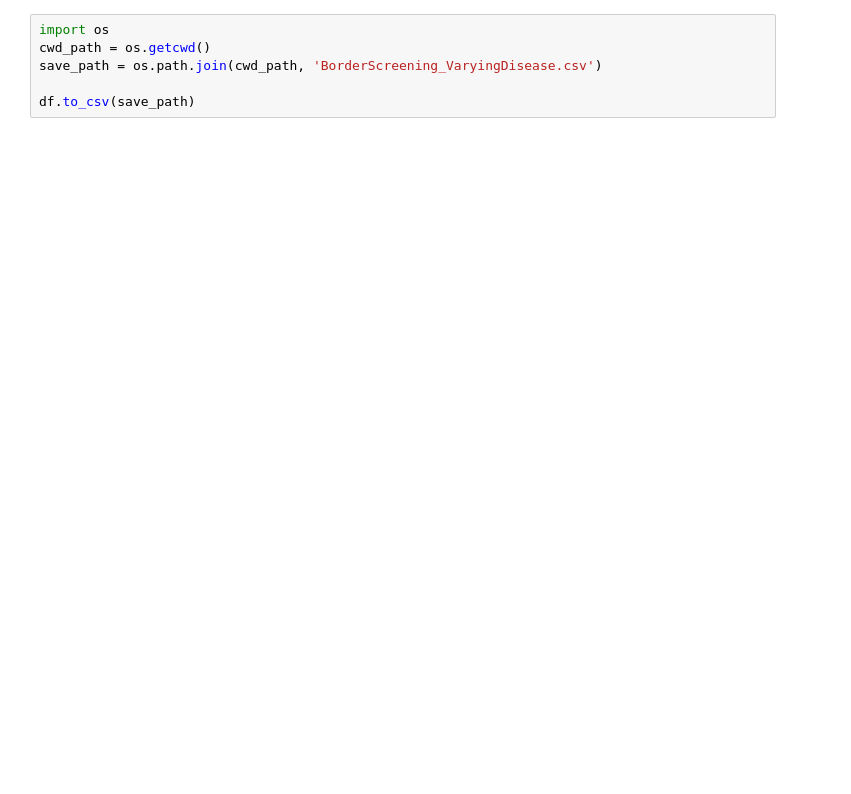
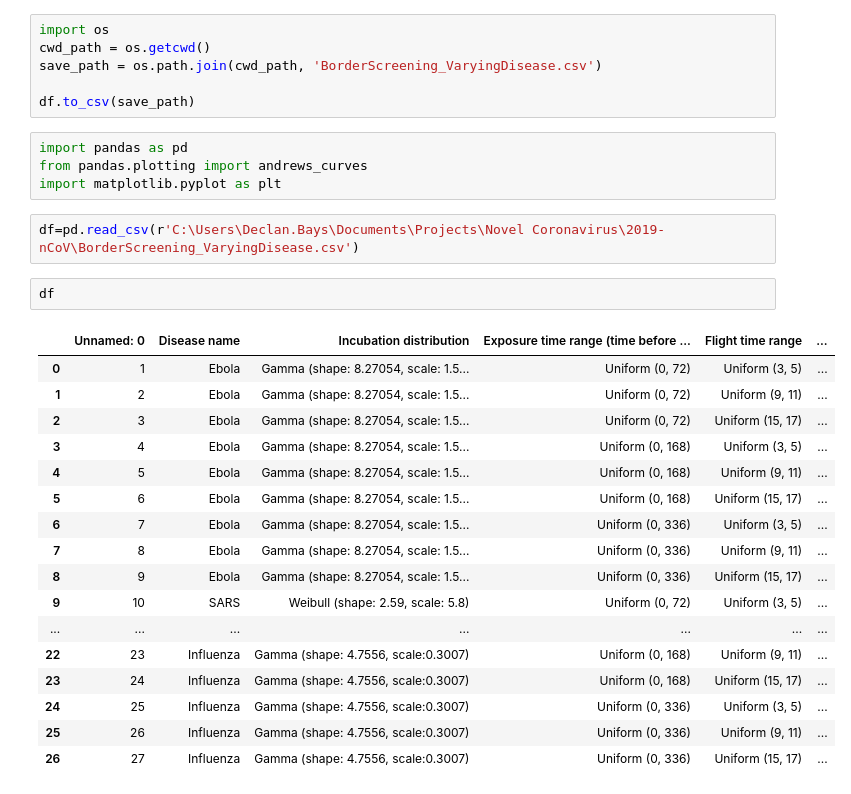
Before and after one commit to ukhsa-collaboration/SIRA, a Jupyter notebook: notebooks/BorderScreening_varying_disease.ipynb, the cells around one changed output. Saved outputs shown, nothing was run; the diff lists cells and outputs as text; blank space fills up the shorter version.

```diff
--- a/notebooks/BorderScreening_varying_disease.ipynb
+++ b/notebooks/BorderScreening_varying_disease.ipynb
@@ -147,3 +125,29 @@ cwd_path = os.getcwd()
 save_path = os.path.join(cwd_path, 'BorderScreening_VaryingDisease.csv')
 
 df.to_csv(save_path)
+# %%
+import pandas as pd
+from pandas.plotting import andrews_curves
+import matplotlib.pyplot as plt
+# %%
+df=pd.read_csv(r'C:\Users\Declan.Bays\Documents\Projects\Novel Coronavirus\2019-nCoV\BorderScreening_VaryingDisease.csv')
+# %%
+df
+# %% [output]
+|  | Unnamed: 0 | Disease name | Incubation distribution | Exposure time range (time before ... | Flight time range | ... |
+| 0 | 1 | Ebola | Gamma (shape: 8.27054, scale: 1.5... | Uniform (0, 72) | Uniform (3, 5) | ... |
+| 1 | 2 | Ebola | Gamma (shape: 8.27054, scale: 1.5... | Uniform (0, 72) | Uniform (9, 11) | ... |
+| 2 | 3 | Ebola | Gamma (shape: 8.27054, scale: 1.5... | Uniform (0, 72) | Uniform (15, 17) | ... |
+| 3 | 4 | Ebola | Gamma (shape: 8.27054, scale: 1.5... | Uniform (0, 168) | Uniform (3, 5) | ... |
+| 4 | 5 | Ebola | Gamma (shape: 8.27054, scale: 1.5... | Uniform (0, 168) | Uniform (9, 11) | ... |
+| 5 | 6 | Ebola | Gamma (shape: 8.27054, scale: 1.5... | Uniform (0, 168) | Uniform (15, 17) | ... |
+| 6 | 7 | Ebola | Gamma (shape: 8.27054, scale: 1.5... | Uniform (0, 336) | Uniform (3, 5) | ... |
+| 7 | 8 | Ebola | Gamma (shape: 8.27054, scale: 1.5... | Uniform (0, 336) | Uniform (9, 11) | ... |
+| 8 | 9 | Ebola | Gamma (shape: 8.27054, scale: 1.5... | Uniform (0, 336) | Uniform (15, 17) | ... |
+| 9 | 10 | SARS | Weibull (shape: 2.59, scale: 5.8) | Uniform (0, 72) | Uniform (3, 5) | ... |
+| ... | ... | ... | ... | ... | ... | ... |
+| 22 | 23 | Influenza | Gamma (shape: 4.7556, scale:0.3007) | Uniform (0, 168) | Uniform (9, 11) | ... |
+| 23 | 24 | Influenza | Gamma (shape: 4.7556, scale:0.3007) | Uniform (0, 168) | Uniform (15, 17) | ... |
+| 24 | 25 | Influenza | Gamma (shape: 4.7556, scale:0.3007) | Uniform (0, 336) | Uniform (3, 5) | ... |
+| 25 | 26 | Influenza | Gamma (shape: 4.7556, scale:0.3007) | Uniform (0, 336) | Uniform (9, 11) | ... |
+| 26 | 27 | Influenza | Gamma (shape: 4.7556, scale:0.3007) | Uniform (0, 336) | Uniform (15, 17) | ... |
```
Also changed, not shown: parts of 7 cells of this notebook.
